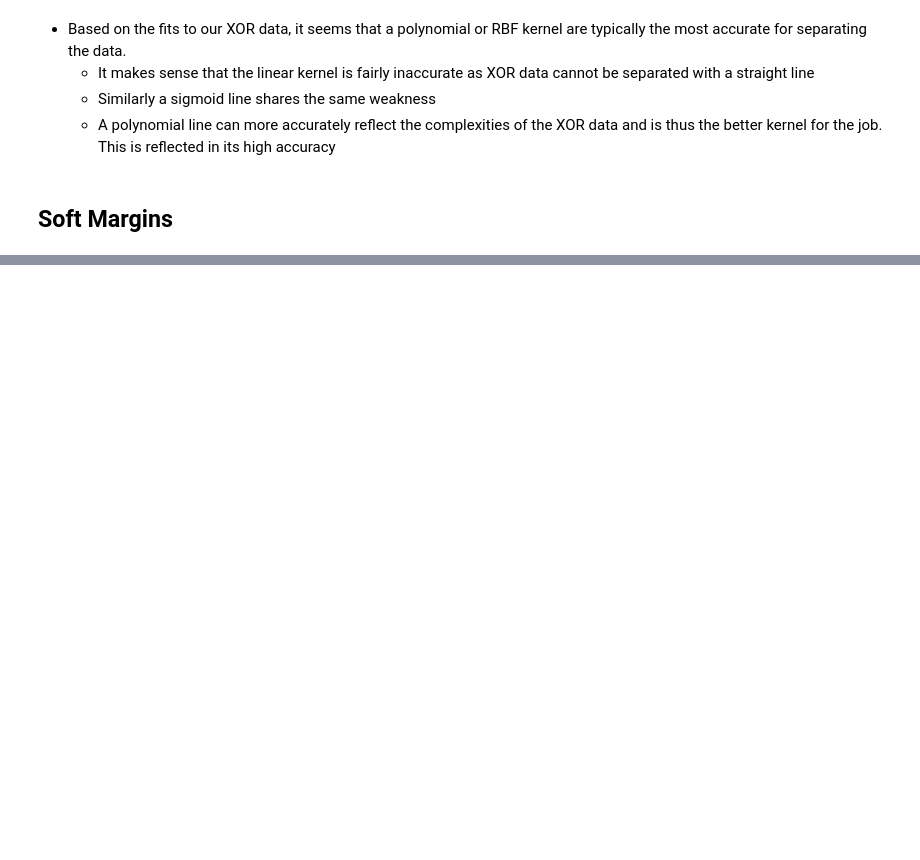
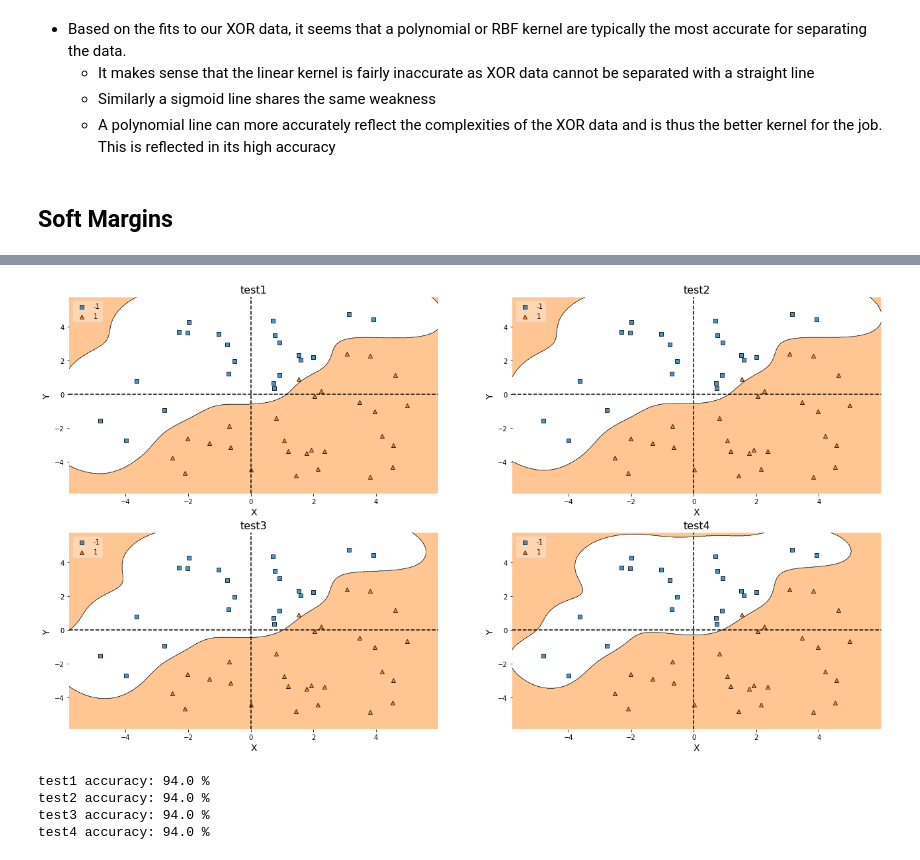
Before and after one commit to akkamin/ics435-svm, a Jupyter notebook: SVM_Combined.ipynb, the cells around one changed output, grey strips where cells are left out. Saved outputs shown, nothing was run; the diff lists cells and outputs as text; code cells hidden in the pictures; blank space fills up the shorter version.

```diff
--- a/SVM_Combined.ipynb
+++ b/SVM_Combined.ipynb
@@ -405,0 +493,4 @@ accuracy for sigmoid svm: 60.0%
+# %%
+#training data uniform
+def uniform_data(data_size):
+    return np.random.uniform(low=-5, high=5, size=data_size)
@@ -405,0 +611,19 @@ accuracy for sigmoid svm: 60.0%
+# %%
+plt.figure(figsize=(22,12))
+dims = [2,2]
+define_plot(clf_1, X, y, "test1", 1, dims)
+define_plot(clf_2, X, y, "test2", 2, dims)
+define_plot(clf_3, X, y, "test3", 3, dims)
+define_plot(clf_4, X, y, "test4", 4, dims)
+plt.show()
+
+print("test1 accuracy: " + str(clf_1.score(X_test.values, y_test.values)*100) + " %")
+print("test2 accuracy: " + str(clf_2.score(X_test.values, y_test.values)*100) + " %")
+print("test3 accuracy: " + str(clf_3.score(X_test.values, y_test.values)*100) + " %")
+print("test4 accuracy: " + str(clf_4.score(X_test.values, y_test.values)*100) + " %")
+# %% [output]
+[figure, added]
+test1 accuracy: 94.0 %
+test2 accuracy: 94.0 %
+test3 accuracy: 94.0 %
+test4 accuracy: 94.0 %
```
Also changed, not shown: parts of 14 cells of this notebook.
